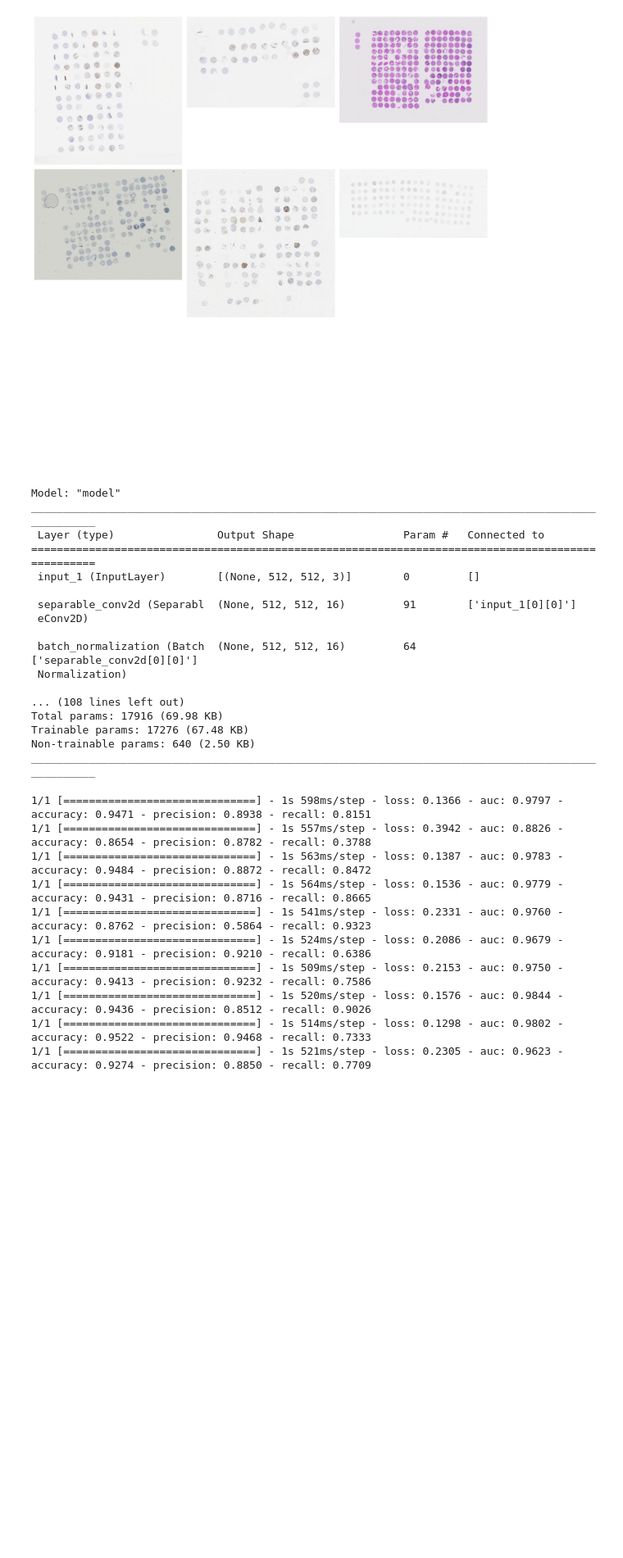
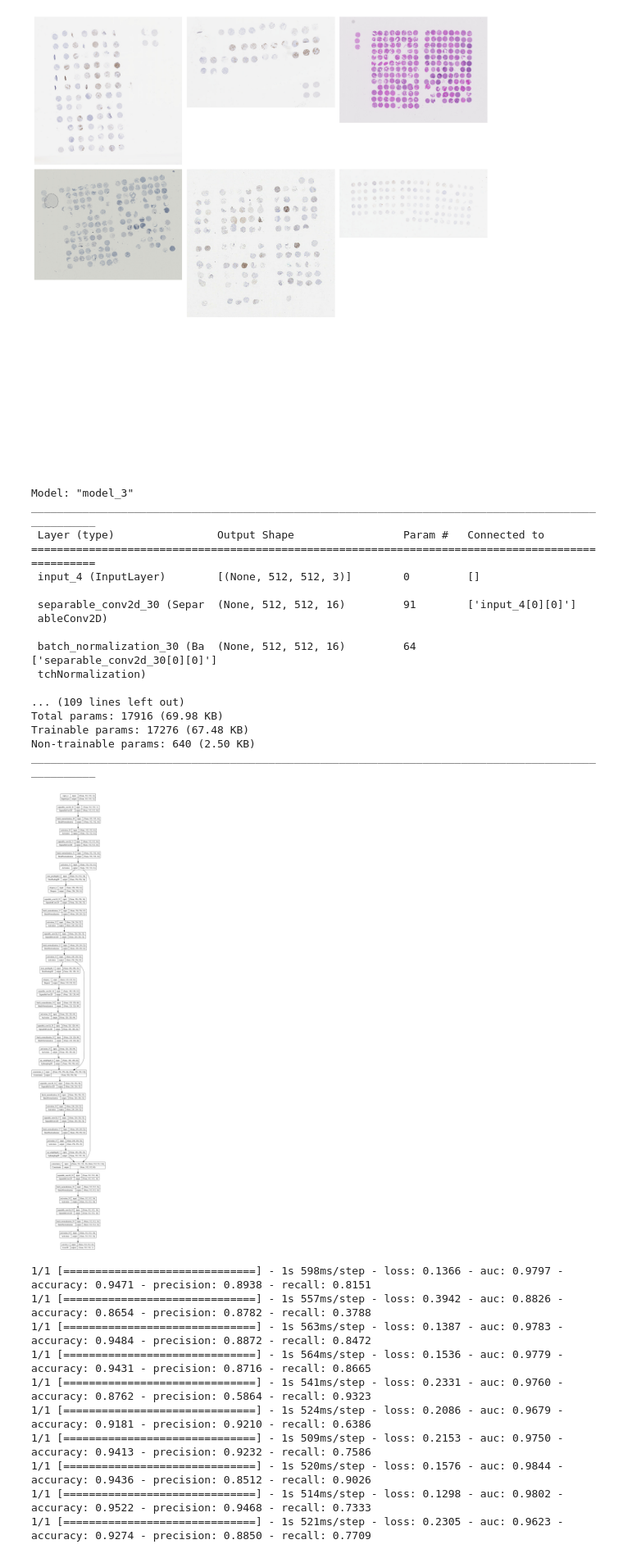
Before and after one commit to episphere/tma-grid, a Jupyter notebook: Jupyter_Notebooks/SegmentationMobileNet.ipynb, the cells around one changed output. Shown at 82% size. Drawn from its saved outputs; the diff is of its cells as text; code cells hidden in the pictures; blank space fills up the shorter version.

```diff
--- a/Jupyter_Notebooks/SegmentationMobileNet.ipynb
+++ b/Jupyter_Notebooks/SegmentationMobileNet.ipynb
@@ -288,29 +288,34 @@ image_paths = folds[1][2]
 plot_images(image_paths)
 # %% [output]
 [figure]
-# %%
-# Create the model
-model = unet()
-
-model.summary()
-# %% [output]
-Model: "model"
-__________________________________________________________________________________________________
- Layer (type)                Output Shape                 Param #   Connected to
-==================================================================================================
- input_1 (InputLayer)        [(None, 512, 512, 3)]        0         []
-
- separable_conv2d (Separabl  (None, 512, 512, 16)         91        ['input_1[0][0]']
- eConv2D)
-
- batch_normalization (Batch  (None, 512, 512, 16)         64        ['separable_conv2d[0][0]']
- Normalization)
-
-... (108 lines left out)
-Total params: 17916 (69.98 KB)
-Trainable params: 17276 (67.48 KB)
-Non-trainable params: 640 (2.50 KB)
-__________________________________________________________________________________________________
+# %%
+from tensorflow.keras.utils import plot_model
+
+# Create the model
+model = unet()
+model.summary()
+
+# Plot the condensed model architecture
+plot_model(model, to_file='model_architecture_condensed.png', show_shapes=True, show_layer_names=True, expand_nested=False)
+# %% [output]
+Model: "model_3"
+__________________________________________________________________________________________________
+ Layer (type)                Output Shape                 Param #   Connected to
+==================================================================================================
+ input_4 (InputLayer)        [(None, 512, 512, 3)]        0         []
+
+ separable_conv2d_30 (Separ  (None, 512, 512, 16)         91        ['input_4[0][0]']
+ ableConv2D)
+
+ batch_normalization_30 (Ba  (None, 512, 512, 16)         64        ['separable_conv2d_30[0][0]']
+ tchNormalization)
+
+... (109 lines left out)
+Total params: 17916 (69.98 KB)
+Trainable params: 17276 (67.48 KB)
+Non-trainable params: 640 (2.50 KB)
+__________________________________________________________________________________________________
+[figure, added]
 # %%
 import csv
 
```
Also changed, not shown: parts of 2 cells of this notebook.
